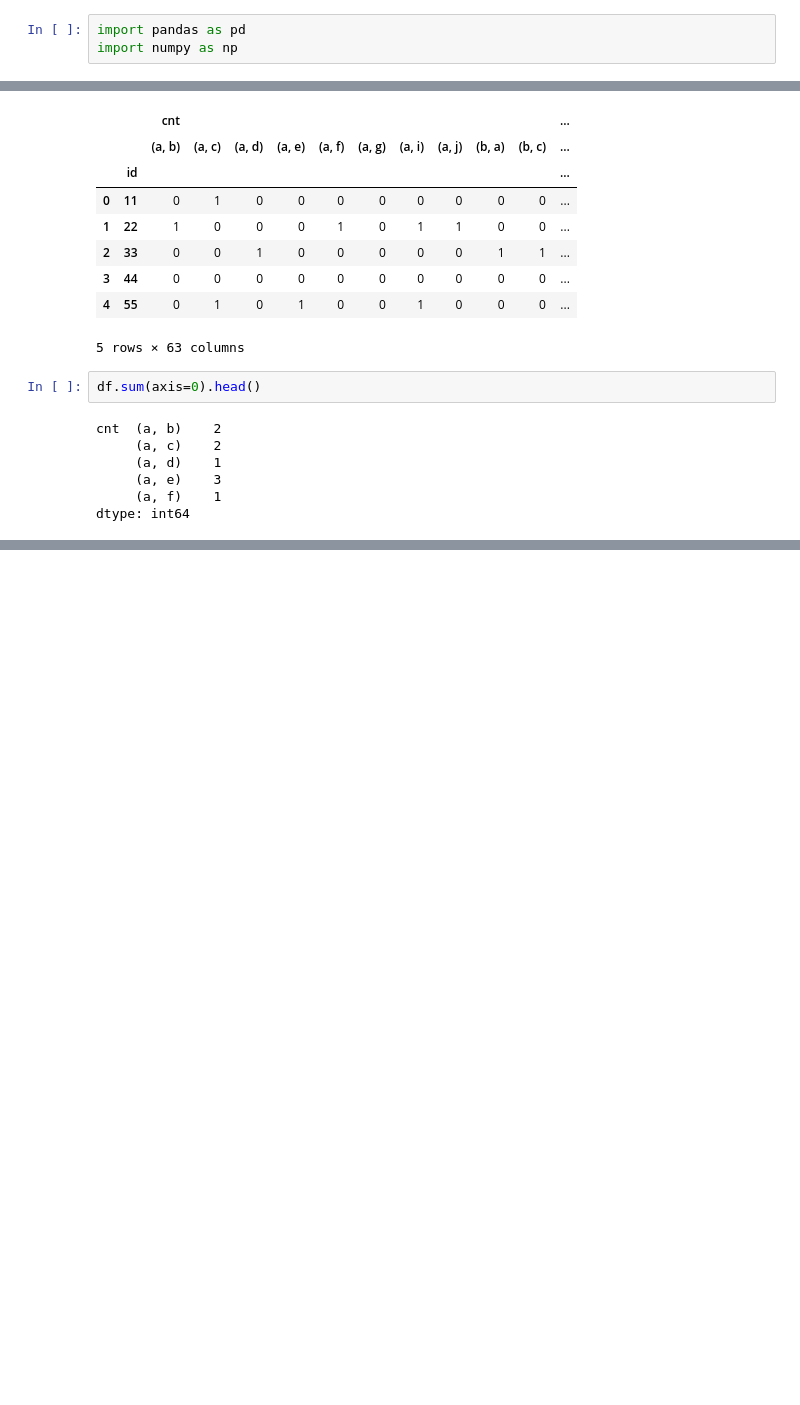
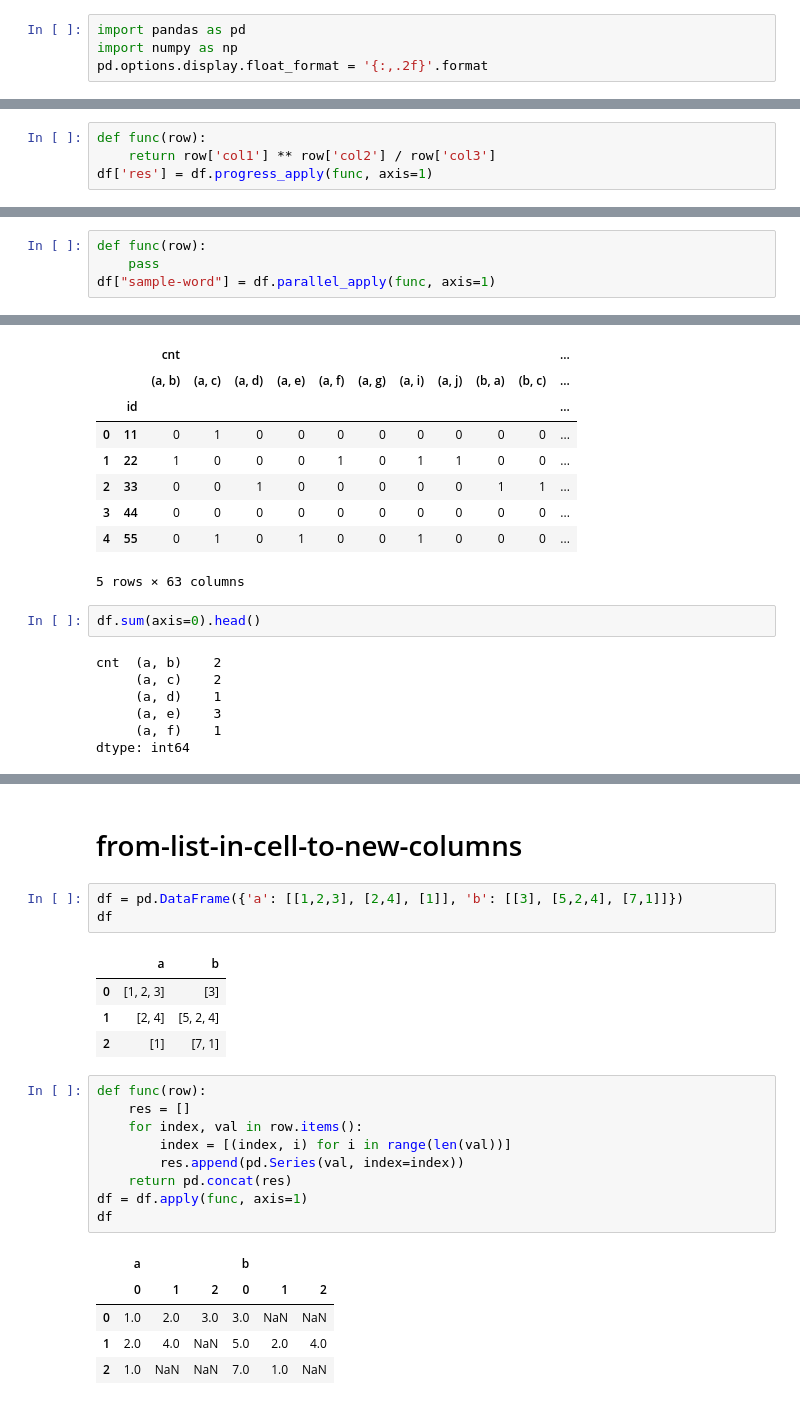
Before and after one commit to PAGriAnalytics/pagri_hard_skills, a Jupyter notebook: pandas.ipynb, the cells around one changed output, grey strips where cells are left out. Drawn from its saved outputs; the diff is of its cells as text; blank space fills up the shorter version.

```diff
--- a/pandas.ipynb
+++ b/pandas.ipynb
@@ -1,6 +1,7 @@
 # %%
 import pandas as pd
 import numpy as np
+pd.options.display.float_format = '{:,.2f}'.format
 # %% [markdown]
 # Table of Contents
 * [Add column level](#add-column-level)
@@ -7,0 +28,4 @@ import numpy as np
+# %%
+def func(row):
+    return row['col1'] ** row['col2'] / row['col3']
+df['res'] = df.progress_apply(func, axis=1)
@@ -8,3 +44,7 @@ import numpy as np
+# %%
+def func(row):
+    pass
+df["sample-word"] = df.parallel_apply(func, axis=1)
 # %% [markdown]
 разделитель столбцов
 sep=
@@ -1136,0 +1311,25 @@ dtype: int64
+# %% [markdown]
+# from-list-in-cell-to-new-columns <a class="anchor" id="from-list-in-cell-to-new-columns"></a>
+# %%
+df = pd.DataFrame({'a': [[1,2,3], [2,4], [1]], 'b': [[3], [5,2,4], [7,1]]})
+df
+# %% [output]
+|  | a | b |
+| 0 | [1, 2, 3] | [3] |
+| 1 | [2, 4] | [5, 2, 4] |
+| 2 | [1] | [7, 1] |
+# %%
+def func(row):
+    res = []
+    for index, val in row.items():
+        index = [(index, i) for i in range(len(val))]
+        res.append(pd.Series(val, index=index))
+    return pd.concat(res)
+df = df.apply(func, axis=1)
+df
+# %% [output]
+|  | a |  |  | b |  |  |
+|  | 0 | 1 | 2 | 0 | 1 | 2 |
+| 0 | 1.0 | 2.0 | 3.0 | 3.0 | NaN | NaN |
+| 1 | 2.0 | 4.0 | NaN | 5.0 | 2.0 | 4.0 |
+| 2 | 1.0 | NaN | NaN | 7.0 | 1.0 | NaN |
```
Also changed, not shown: parts of 25 cells of this notebook, 4 other files.
